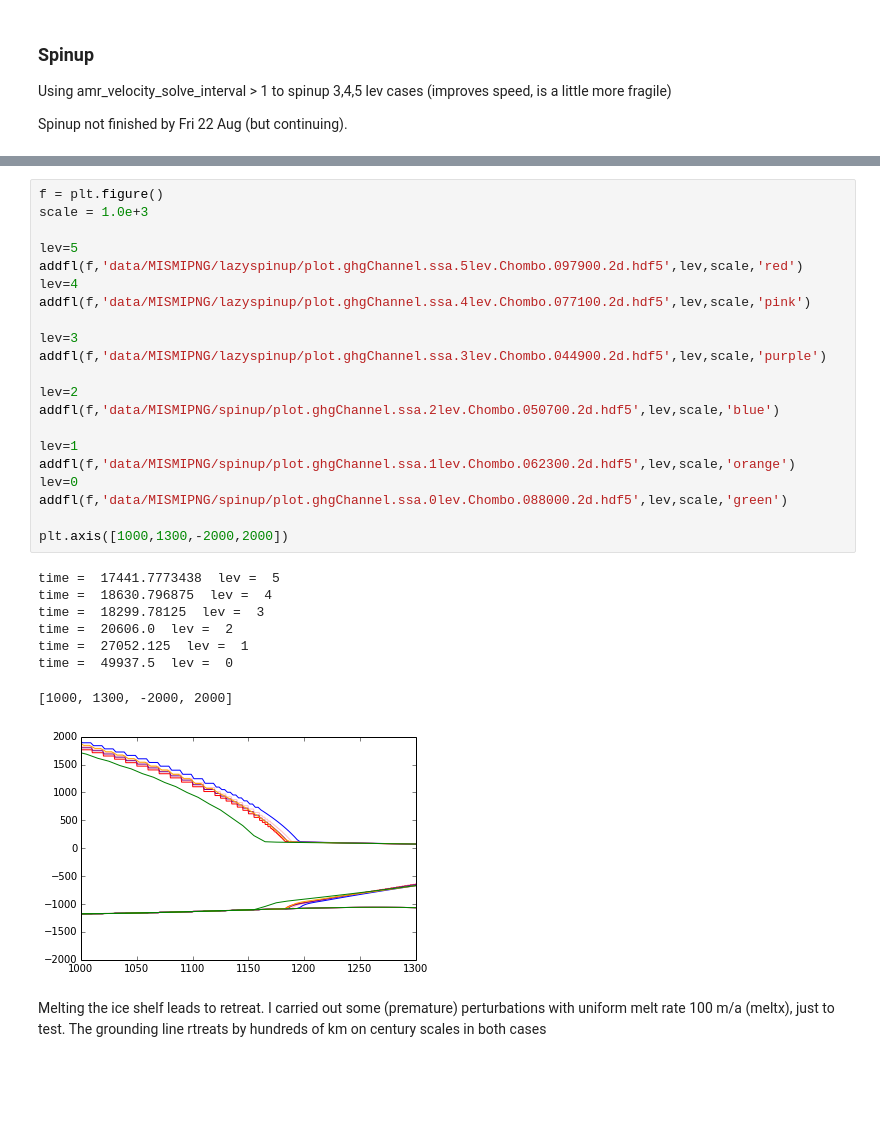
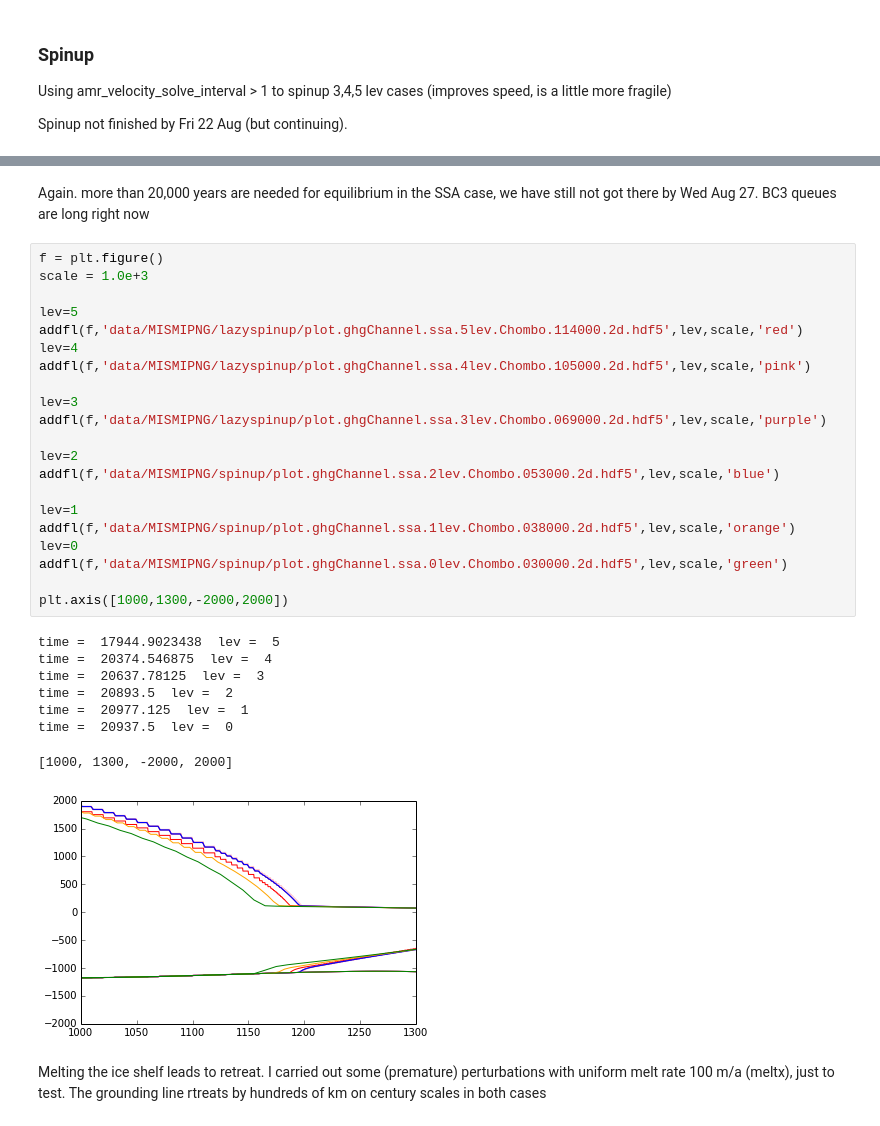
Before and after one commit to ggslc/labnotetest, a Jupyter notebook: initial_mismip_ng.ipynb, the cells around one changed output, grey strips where cells are left out. Saved outputs shown, nothing was run; the diff lists cells and outputs as text; blank space fills up the shorter version.

```diff
--- a/initial_mismip_ng.ipynb
+++ b/initial_mismip_ng.ipynb
@@ -241,33 +234,35 @@ time =  20115.125  lev =  5
+# %% [markdown]
+Again. more than 20,000 years are needed for equilibrium in the SSA case, we have still not got there by Wed Aug 27. BC3 queues are long right now
 # %%
 f = plt.figure()
 scale = 1.0e+3
 
 lev=5
-addfl(f,'data/MISMIPNG/lazyspinup/plot.ghgChannel.ssa.5lev.Chombo.097900.2d.hdf5',lev,scale,'red')
+addfl(f,'data/MISMIPNG/lazyspinup/plot.ghgChannel.ssa.5lev.Chombo.114000.2d.hdf5',lev,scale,'red')
 lev=4
-addfl(f,'data/MISMIPNG/lazyspinup/plot.ghgChannel.ssa.4lev.Chombo.077100.2d.hdf5',lev,scale,'pink')
+addfl(f,'data/MISMIPNG/lazyspinup/plot.ghgChannel.ssa.4lev.Chombo.105000.2d.hdf5',lev,scale,'pink')
 
 lev=3
-addfl(f,'data/MISMIPNG/lazyspinup/plot.ghgChannel.ssa.3lev.Chombo.044900.2d.hdf5',lev,scale,'purple')
+addfl(f,'data/MISMIPNG/lazyspinup/plot.ghgChannel.ssa.3lev.Chombo.069000.2d.hdf5',lev,scale,'purple')
 
 lev=2
-addfl(f,'data/MISMIPNG/spinup/plot.ghgChannel.ssa.2lev.Chombo.050700.2d.hdf5',lev,scale,'blue')
+addfl(f,'data/MISMIPNG/spinup/plot.ghgChannel.ssa.2lev.Chombo.053000.2d.hdf5',lev,scale,'blue')
 
 lev=1
-addfl(f,'data/MISMIPNG/spinup/plot.ghgChannel.ssa.1lev.Chombo.062300.2d.hdf5',lev,scale,'orange')
+addfl(f,'data/MISMIPNG/spinup/plot.ghgChannel.ssa.1lev.Chombo.038000.2d.hdf5',lev,scale,'orange')
 lev=0
-addfl(f,'data/MISMIPNG/spinup/plot.ghgChannel.ssa.0lev.Chombo.088000.2d.hdf5',lev,scale,'green')
+addfl(f,'data/MISMIPNG/spinup/plot.ghgChannel.ssa.0lev.Chombo.030000.2d.hdf5',lev,scale,'green')
 
 plt.axis([1000,1300,-2000,2000])
 # %% [output]
-time =  17441.7773438  lev =  5
-time =  18630.796875  lev =  4
-time =  18299.78125  lev =  3
-time =  20606.0  lev =  2
-time =  27052.125  lev =  1
-time =  49937.5  lev =  0
+time =  17944.9023438  lev =  5
+time =  20374.546875  lev =  4
+time =  20637.78125  lev =  3
+time =  20893.5  lev =  2
+time =  20977.125  lev =  1
+time =  20937.5  lev =  0
 [1000, 1300, -2000, 2000]
-[figure, old version]
+[figure, new version]
 # %% [markdown]
 Melting the ice shelf leads to retreat. I carried out some (premature) perturbations with uniform melt rate 100 m/a (meltx), just to test. The grounding line rtreats by hundreds of km on century scales in both cases
 # %%
```
Also changed, not shown: parts of 4 cells of this notebook, 1 other file.
